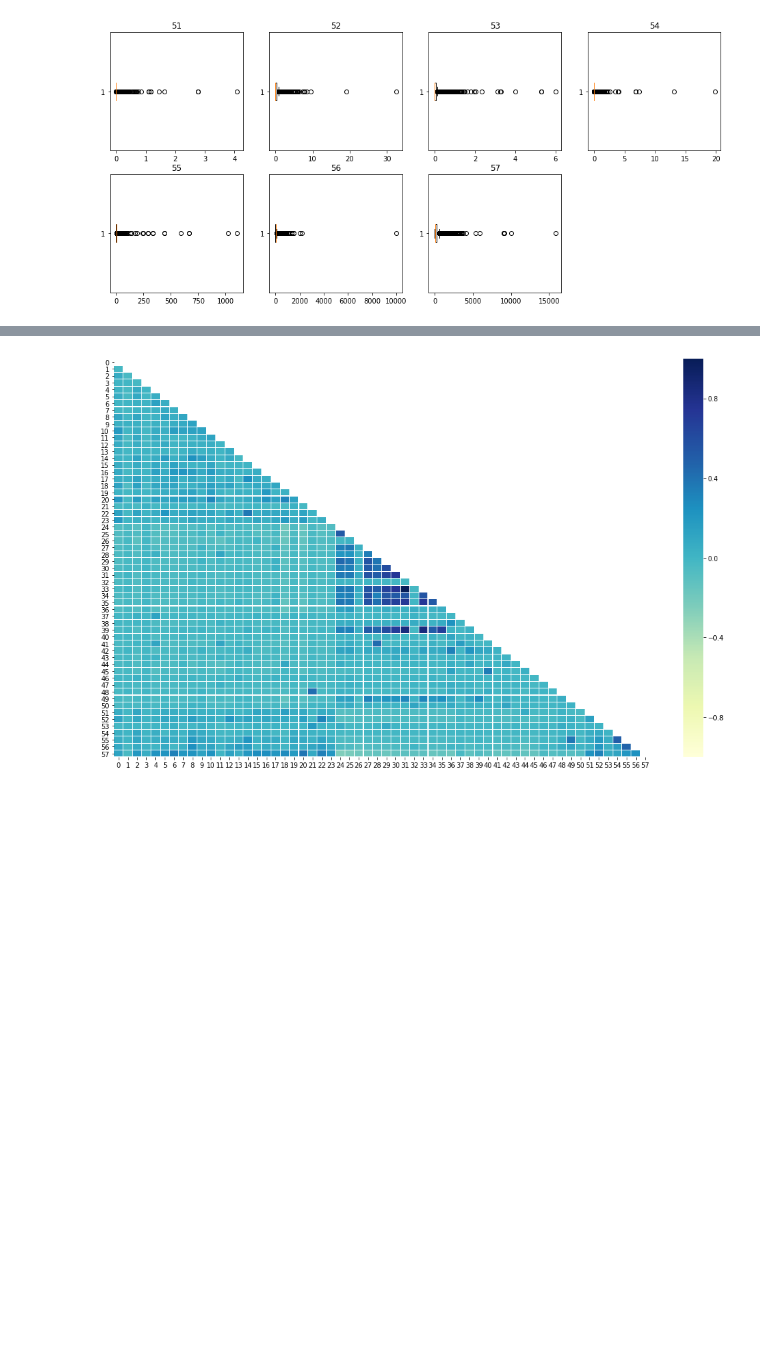
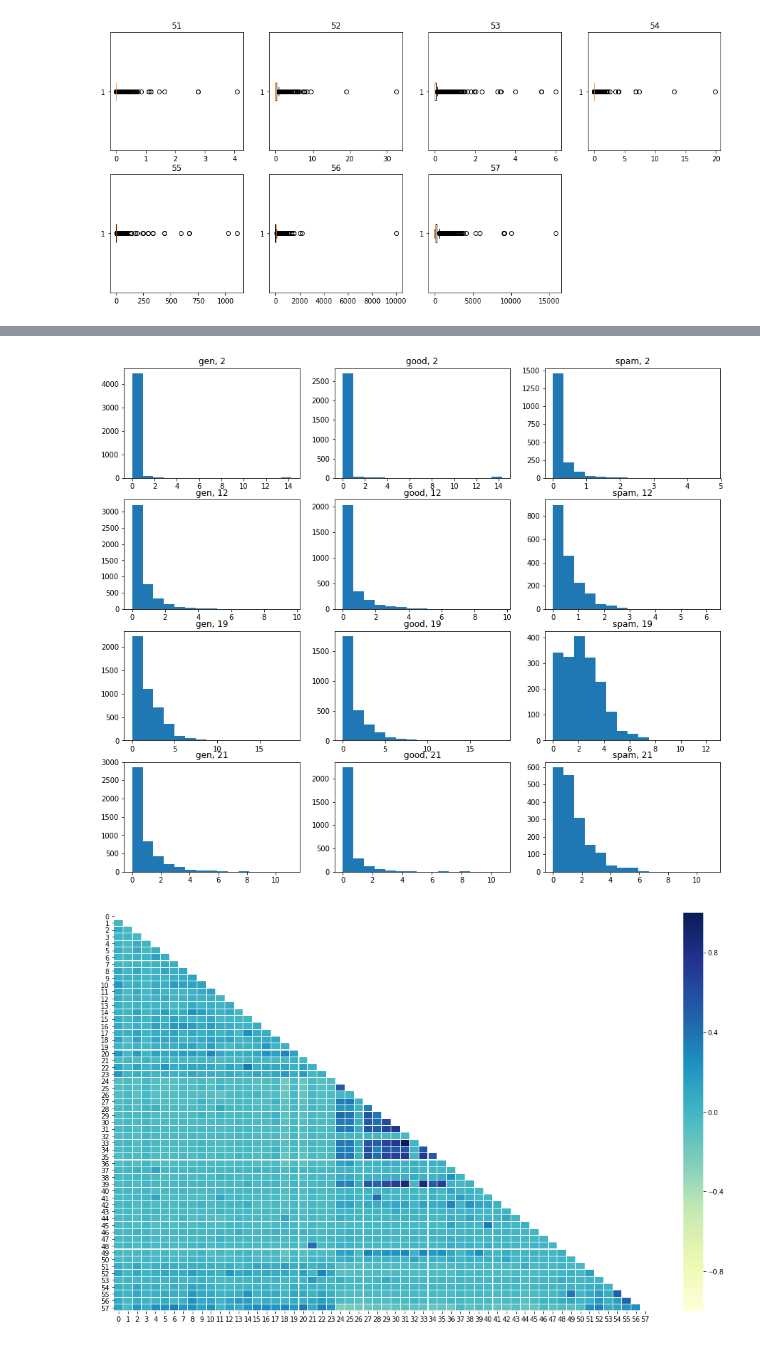
Before and after one commit to SultanovAR/mephi_course_neuro, a Jupyter notebook: bdz/bdz.ipynb, the cells around one changed output, grey strips where cells are left out. Cells and saved outputs as stored; diff of their text form; code cells hidden in the pictures; blank space fills up the shorter version.

```diff
--- a/bdz/bdz.ipynb
+++ b/bdz/bdz.ipynb
@@ -86,0 +98,19 @@ plt.savefig('outlier.png', bbox_inches='tight')
+# %%
+respective_list = [2, 12, 19, 21]
+k = 0
+plt.figure(figsize=(15, 13))
+for i in range(len(respective_list) * 3):
+    plt.subplot(len(respective_list), 3, i+1)
+    if (i+1) % 3 == 1:
+        plt.hist(dataset[respective_list[k] - 1], bins=15)
+        plt.title('gen, ' + str(respective_list[k]))
+    if (i+1) % 3 == 2:
+        plt.hist((dataset[dataset[57] == 0])[respective_list[k] - 1], bins=15)
+        plt.title('good, ' + str(respective_list[k]))
+    if (i+1) % 3 == 0:
+        plt.hist((dataset[dataset[57] == 1])[respective_list[k] - 1], bins=15)
+        plt.title('spam, ' + str(respective_list[k]))
+        k += 1
+plt.savefig('hist_gengoodspam.png', bbox_inches='tight')
+# %% [output]
+[figure, added]
```
Also changed, not shown: parts of 5 cells of this notebook, 11 other files.
